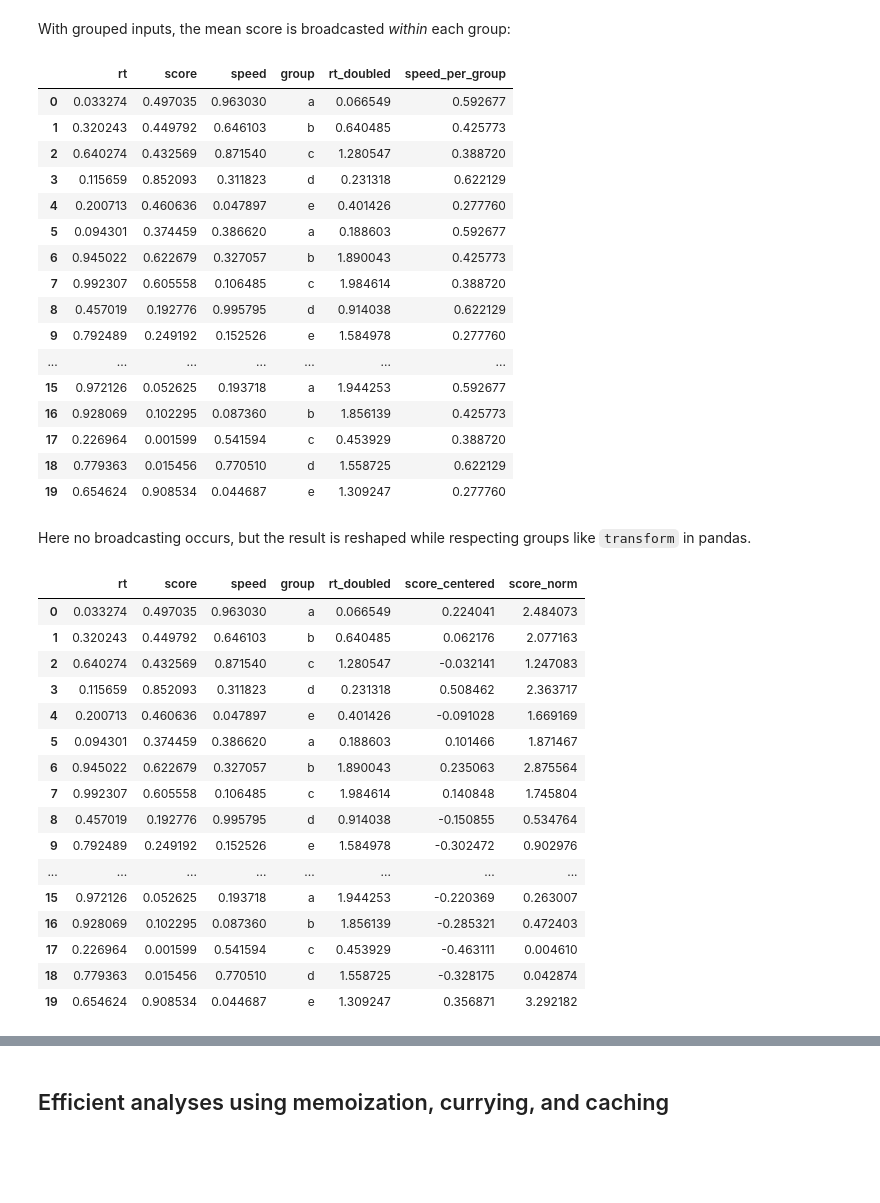
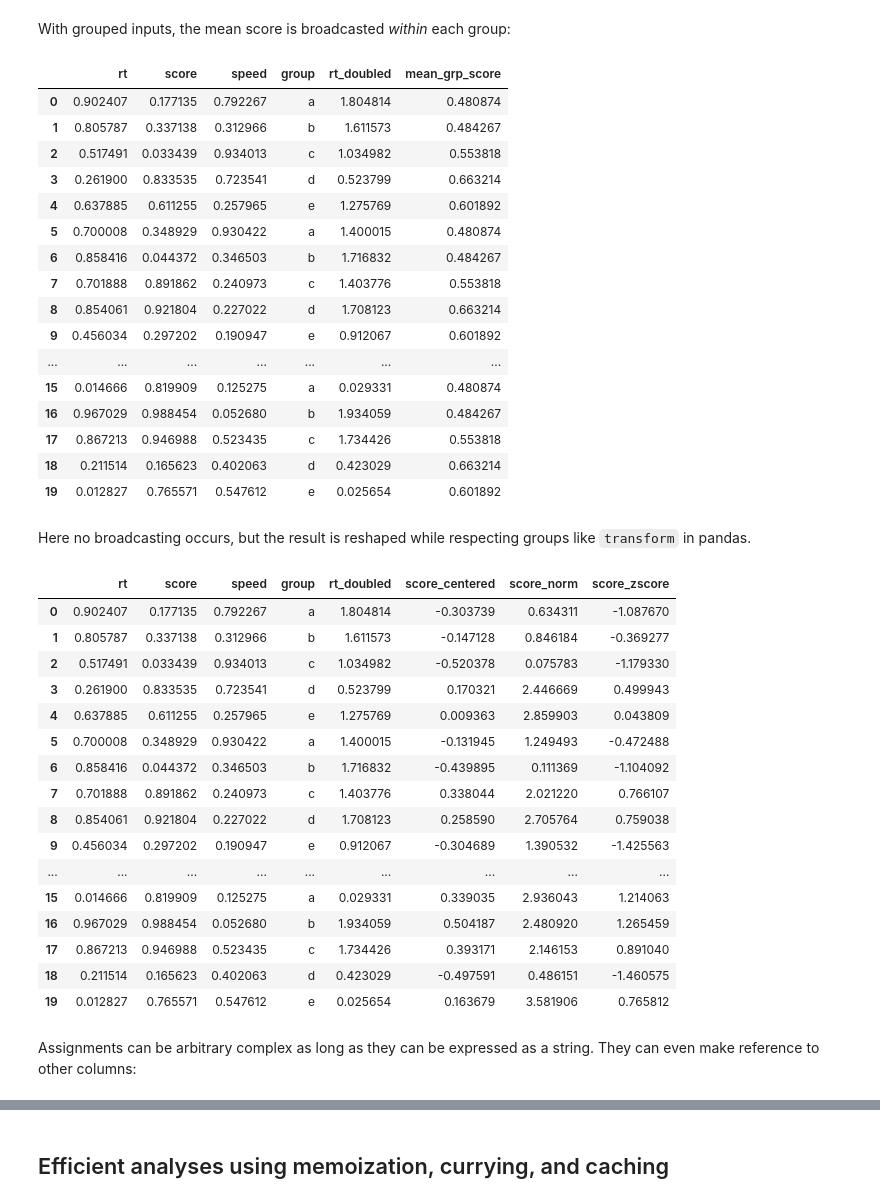
Before and after one commit to ejolly/py-utilz, a Jupyter notebook: docs/api/experimental/fp_data_analysis.ipynb, the cells around one changed output, grey strips where cells are left out. Cells and saved outputs as stored; diff of their text form; code cells hidden in the pictures; blank space fills up the shorter version.

```diff
--- a/docs/api/experimental/fp_data_analysis.ipynb
+++ b/docs/api/experimental/fp_data_analysis.ipynb
@@ -12,10 +14,9 @@ from toolz import pipe
 # Setup some random data
 df = pipe(
     randdf((20, 3)),
-    assign(D=list("abcde") * 4),
-    rename({"A": "rt", "B": "score", "C": "speed", "D": "group"}),
+    assign(D1=list("abcde") * 4),
+    rename({"A1": "rt", "B1": "score", "C1": "speed", "D1": "group"}),
     assign(rt_doubled="rt*2"),
-    save("test"),
 )
 df.head()
 # %% [output]
@@ -129,52 +196,55 @@ With grouped inputs, the mean score is broadcasted *within* each group:
 # %%
 pipe(df,
     groupby('group'),
-    assign(speed_per_group='speed.mean()')
+    assign(mean_grp_score = 'score.mean()')
     )
 # %% [output]
-|  | rt | score | speed | group | rt_doubled | speed_per_group |
-| 0 | 0.033274 | 0.497035 | 0.963030 | a | 0.066549 | 0.592677 |
-| 1 | 0.320243 | 0.449792 | 0.646103 | b | 0.640485 | 0.425773 |
-| 2 | 0.640274 | 0.432569 | 0.871540 | c | 1.280547 | 0.388720 |
-| 3 | 0.115659 | 0.852093 | 0.311823 | d | 0.231318 | 0.622129 |
-| 4 | 0.200713 | 0.460636 | 0.047897 | e | 0.401426 | 0.277760 |
-| 5 | 0.094301 | 0.374459 | 0.386620 | a | 0.188603 | 0.592677 |
-| 6 | 0.945022 | 0.622679 | 0.327057 | b | 1.890043 | 0.425773 |
-| 7 | 0.992307 | 0.605558 | 0.106485 | c | 1.984614 | 0.388720 |
-| 8 | 0.457019 | 0.192776 | 0.995795 | d | 0.914038 | 0.622129 |
-| 9 | 0.792489 | 0.249192 | 0.152526 | e | 1.584978 | 0.277760 |
+|  | rt | score | speed | group | rt_doubled | mean_grp_score |
+| 0 | 0.902407 | 0.177135 | 0.792267 | a | 1.804814 | 0.480874 |
+| 1 | 0.805787 | 0.337138 | 0.312966 | b | 1.611573 | 0.484267 |
+| 2 | 0.517491 | 0.033439 | 0.934013 | c | 1.034982 | 0.553818 |
+| 3 | 0.261900 | 0.833535 | 0.723541 | d | 0.523799 | 0.663214 |
+| 4 | 0.637885 | 0.611255 | 0.257965 | e | 1.275769 | 0.601892 |
+| 5 | 0.700008 | 0.348929 | 0.930422 | a | 1.400015 | 0.480874 |
+| 6 | 0.858416 | 0.044372 | 0.346503 | b | 1.716832 | 0.484267 |
+| 7 | 0.701888 | 0.891862 | 0.240973 | c | 1.403776 | 0.553818 |
+| 8 | 0.854061 | 0.921804 | 0.227022 | d | 1.708123 | 0.663214 |
+| 9 | 0.456034 | 0.297202 | 0.190947 | e | 0.912067 | 0.601892 |
 | ... | ... | ... | ... | ... | ... | ... |
-| 15 | 0.972126 | 0.052625 | 0.193718 | a | 1.944253 | 0.592677 |
-| 16 | 0.928069 | 0.102295 | 0.087360 | b | 1.856139 | 0.425773 |
-| 17 | 0.226964 | 0.001599 | 0.541594 | c | 0.453929 | 0.388720 |
-| 18 | 0.779363 | 0.015456 | 0.770510 | d | 1.558725 | 0.622129 |
-| 19 | 0.654624 | 0.908534 | 0.044687 | e | 1.309247 | 0.277760 |
+| 15 | 0.014666 | 0.819909 | 0.125275 | a | 0.029331 | 0.480874 |
+| 16 | 0.967029 | 0.988454 | 0.052680 | b | 1.934059 | 0.484267 |
+| 17 | 0.867213 | 0.946988 | 0.523435 | c | 1.734426 | 0.553818 |
+| 18 | 0.211514 | 0.165623 | 0.402063 | d | 0.423029 | 0.663214 |
+| 19 | 0.012827 | 0.765571 | 0.547612 | e | 0.025654 | 0.601892 |
 # %% [markdown]
 Here no broadcasting occurs, but the result is reshaped while respecting groups like `transform` in pandas.
 # %%
 pipe(df,
     groupby('group'),
     assign(
         score_centered='score - score.mean()',
-        score_norm = 'score/score.std()'
+        score_norm = 'score/score.std()',
+        score_zscore ='(score - score.mean()) / score.std()'
         )
 
     )
 # %% [output]
-|  | rt | score | speed | group | rt_doubled | score_centered | score_norm |
-| 0 | 0.033274 | 0.497035 | 0.963030 | a | 0.066549 | 0.224041 | 2.484073 |
-| 1 | 0.320243 | 0.449792 | 0.646103 | b | 0.640485 | 0.062176 | 2.077163 |
-| 2 | 0.640274 | 0.432569 | 0.871540 | c | 1.280547 | -0.032141 | 1.247083 |
-| 3 | 0.115659 | 0.852093 | 0.311823 | d | 0.231318 | 0.508462 | 2.363717 |
-| 4 | 0.200713 | 0.460636 | 0.047897 | e | 0.401426 | -0.091028 | 1.669169 |
-| 5 | 0.094301 | 0.374459 | 0.386620 | a | 0.188603 | 0.101466 | 1.871467 |
-| 6 | 0.945022 | 0.622679 | 0.327057 | b | 1.890043 | 0.235063 | 2.875564 |
-| 7 | 0.992307 | 0.605558 | 0.106485 | c | 1.984614 | 0.140848 | 1.745804 |
-| 8 | 0.457019 | 0.192776 | 0.995795 | d | 0.914038 | -0.150855 | 0.534764 |
-| 9 | 0.792489 | 0.249192 | 0.152526 | e | 1.584978 | -0.302472 | 0.902976 |
-| ... | ... | ... | ... | ... | ... | ... | ... |
-| 15 | 0.972126 | 0.052625 | 0.193718 | a | 1.944253 | -0.220369 | 0.263007 |
-| 16 | 0.928069 | 0.102295 | 0.087360 | b | 1.856139 | -0.285321 | 0.472403 |
-| 17 | 0.226964 | 0.001599 | 0.541594 | c | 0.453929 | -0.463111 | 0.004610 |
-| 18 | 0.779363 | 0.015456 | 0.770510 | d | 1.558725 | -0.328175 | 0.042874 |
-| 19 | 0.654624 | 0.908534 | 0.044687 | e | 1.309247 | 0.356871 | 3.292182 |
+|  | rt | score | speed | group | rt_doubled | score_centered | score_norm | score_zscore |
+| 0 | 0.902407 | 0.177135 | 0.792267 | a | 1.804814 | -0.303739 | 0.634311 | -1.087670 |
+| 1 | 0.805787 | 0.337138 | 0.312966 | b | 1.611573 | -0.147128 | 0.846184 | -0.369277 |
+| 2 | 0.517491 | 0.033439 | 0.934013 | c | 1.034982 | -0.520378 | 0.075783 | -1.179330 |
+| 3 | 0.261900 | 0.833535 | 0.723541 | d | 0.523799 | 0.170321 | 2.446669 | 0.499943 |
+| 4 | 0.637885 | 0.611255 | 0.257965 | e | 1.275769 | 0.009363 | 2.859903 | 0.043809 |
+| 5 | 0.700008 | 0.348929 | 0.930422 | a | 1.400015 | -0.131945 | 1.249493 | -0.472488 |
+| 6 | 0.858416 | 0.044372 | 0.346503 | b | 1.716832 | -0.439895 | 0.111369 | -1.104092 |
+| 7 | 0.701888 | 0.891862 | 0.240973 | c | 1.403776 | 0.338044 | 2.021220 | 0.766107 |
+| 8 | 0.854061 | 0.921804 | 0.227022 | d | 1.708123 | 0.258590 | 2.705764 | 0.759038 |
+| 9 | 0.456034 | 0.297202 | 0.190947 | e | 0.912067 | -0.304689 | 1.390532 | -1.425563 |
+| ... | ... | ... | ... | ... | ... | ... | ... | ... |
+| 15 | 0.014666 | 0.819909 | 0.125275 | a | 0.029331 | 0.339035 | 2.936043 | 1.214063 |
+| 16 | 0.967029 | 0.988454 | 0.052680 | b | 1.934059 | 0.504187 | 2.480920 | 1.265459 |
+| 17 | 0.867213 | 0.946988 | 0.523435 | c | 1.734426 | 0.393171 | 2.146153 | 0.891040 |
+| 18 | 0.211514 | 0.165623 | 0.402063 | d | 0.423029 | -0.497591 | 0.486151 | -1.460575 |
+| 19 | 0.012827 | 0.765571 | 0.547612 | e | 0.025654 | 0.163679 | 3.581906 | 0.765812 |
+# %% [markdown]
+Assignments can be arbitrary complex as long as they can be expressed as a string. They can even make reference to other columns:
```
Also changed, not shown: parts of 26 cells of this notebook, 1 other file.
